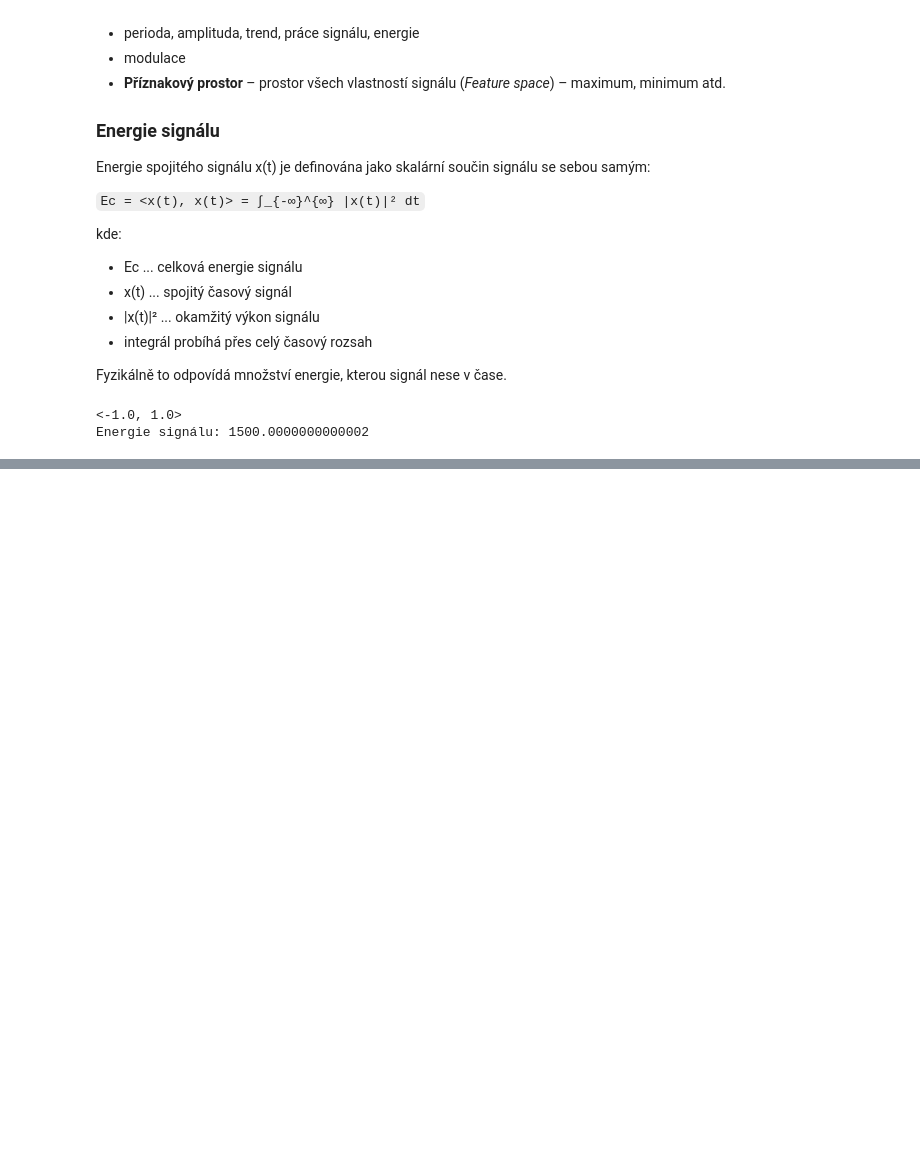
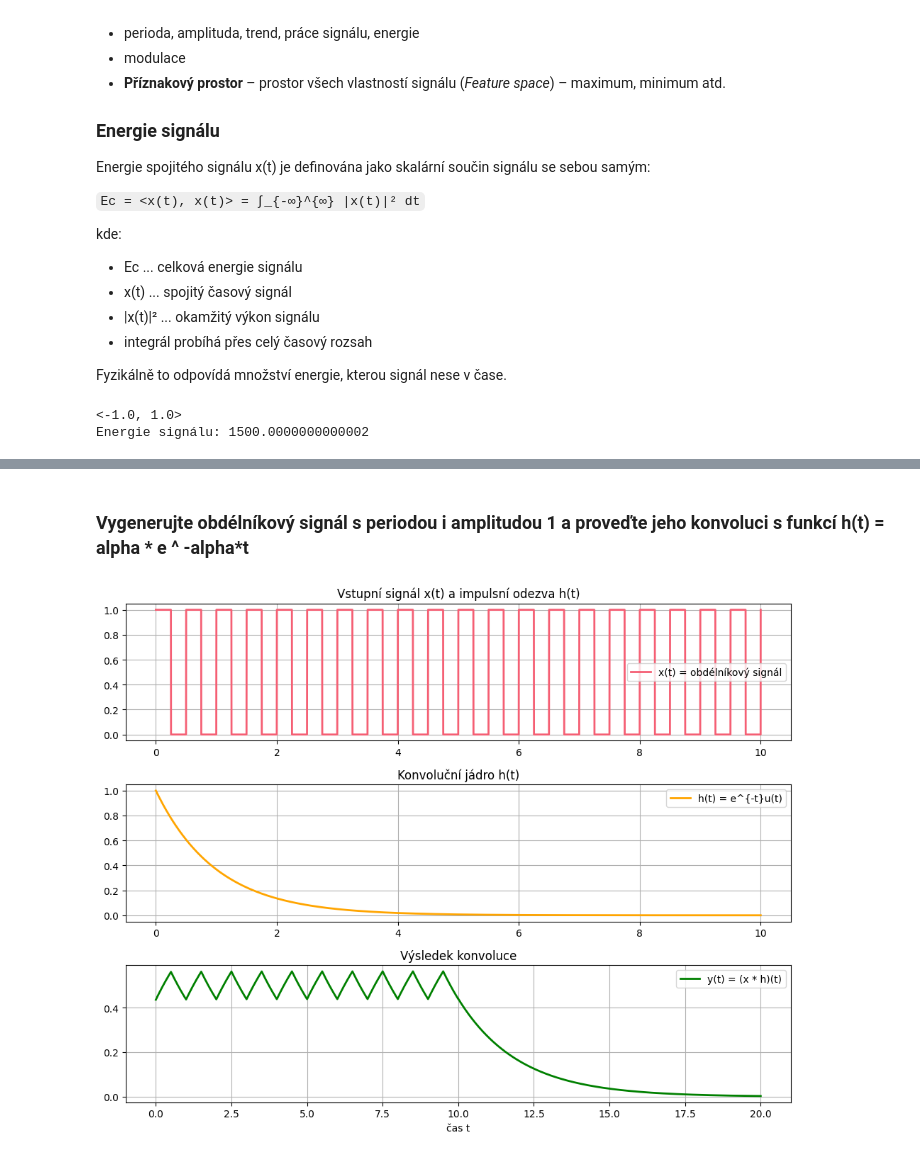
Before and after one commit to majdakleckerova/KI-PZS, a Jupyter notebook: cviceni.ipynb, the cells around one changed output, grey strips where cells are left out. Cells and saved outputs as stored; diff of their text form; code cells hidden in the pictures; blank space fills up the shorter version.

```diff
--- a/cviceni.ipynb
+++ b/cviceni.ipynb
@@ -309,0 +375,79 @@ Příště: konvoluce, korelace, kovariance
+# %% [markdown]
+### Vygenerujte obdélníkový signál s periodou i amplitudou 1 a proveďte jeho konvoluci s funkcí h(t) = alpha * e ^ -alpha*t
+# %%
+
+import numpy as np
+import matplotlib.pyplot as plt
+from scipy import signal
+
+# Časová osa
+t = np.linspace(0, 10, 1000)
+# Vstupní signál x(t): obdélníkový signál S PERIODOU POUZE 1
+## Čtvercový signál
+def rectangular_signal(period=1.0, amplitude=1.0, duration=10.0, samples=10000, offset=0.0):
+    """
+    Generuje obdélníkový (čtvercový) signál s danou periodou a amplitudou.
+
+    Parameters
+    ----------
+    period : float
+        Perioda signálu [s]. Frekvence f = 1/period.
+    amplitude : float
+        Amplituda signálu (maximální kladná hodnota).
+    duration : float
+        Celková délka signálu [s].
+    samples : int
+        Počet vzorků signálu (rozlišení).
+    offset : float
+        Posun signálu (např. 0 → mezi -A a +A, 1 → mezi 0 a 2A/atd.).
+
+    Returns
+    -------
+    t : ndarray
+        Časová osa.
+    x : ndarray
+        Generovaný obdélníkový signál.
+    """
+
+    t = np.linspace(0, duration, samples)
+    f = 1.0 / period
+    x = amplitude * signal.square(2 * np.pi * f * t) + offset
+    return t, x
+
+
+# 1) Klasický obdélník ±1, perioda 1 s
+t, x = rectangular_signal(period=1, amplitude=1)
+
+# 2) Obdélník mezi 0 a 1
+t, x = rectangular_signal(period=0.5, amplitude=0.5, offset=0.5)
+
+# 3) Použití v konvoluci
+alpha = 1
+h = alpha * np.exp(-alpha * t) * np.heaviside(t, 1)
+y = np.convolve(x, h, mode='same') * (t[1] - t[0])
+t_conv = np.linspace(2*t[0], 2*t[-1], len(y))
+
+
+
+# --- Grafické znázornění ---
+plt.figure(figsize=(10, 8))
+plt.subplot(3, 1, 1)
+plt.plot(t, x, label='x(t) = obdélníkový signál', linewidth=2, color='#f55f74')
+plt.grid(True)
+plt.legend()
+plt.title('Vstupní signál x(t) a impulsní odezva h(t)')
+plt.subplot(3, 1, 2)
+plt.plot(t, h, label='h(t) = e^{-t}u(t)', linewidth=2, color='orange')
+plt.grid(True)
+plt.legend()
+plt.title("Konvoluční jádro h(t)")
+plt.subplot(3, 1, 3)
+plt.plot(t_conv, y, label='y(t) = (x * h)(t)', color='green', linewidth=2)
+plt.grid(True)
+plt.legend()
+plt.xlabel('čas t')
+plt.title('Výsledek konvoluce')
+plt.tight_layout()
+plt.show()
+# %% [output]
+[figure, added]
```
Also changed, not shown: parts of 9 cells of this notebook.
